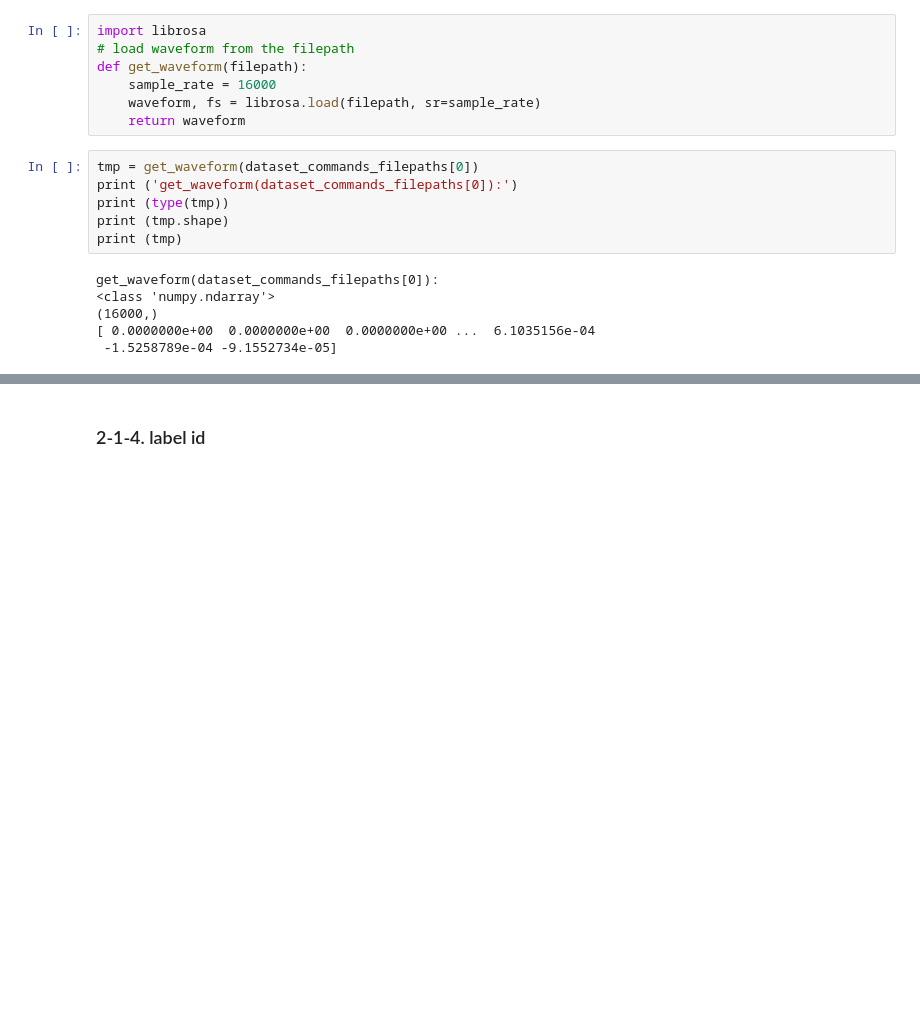
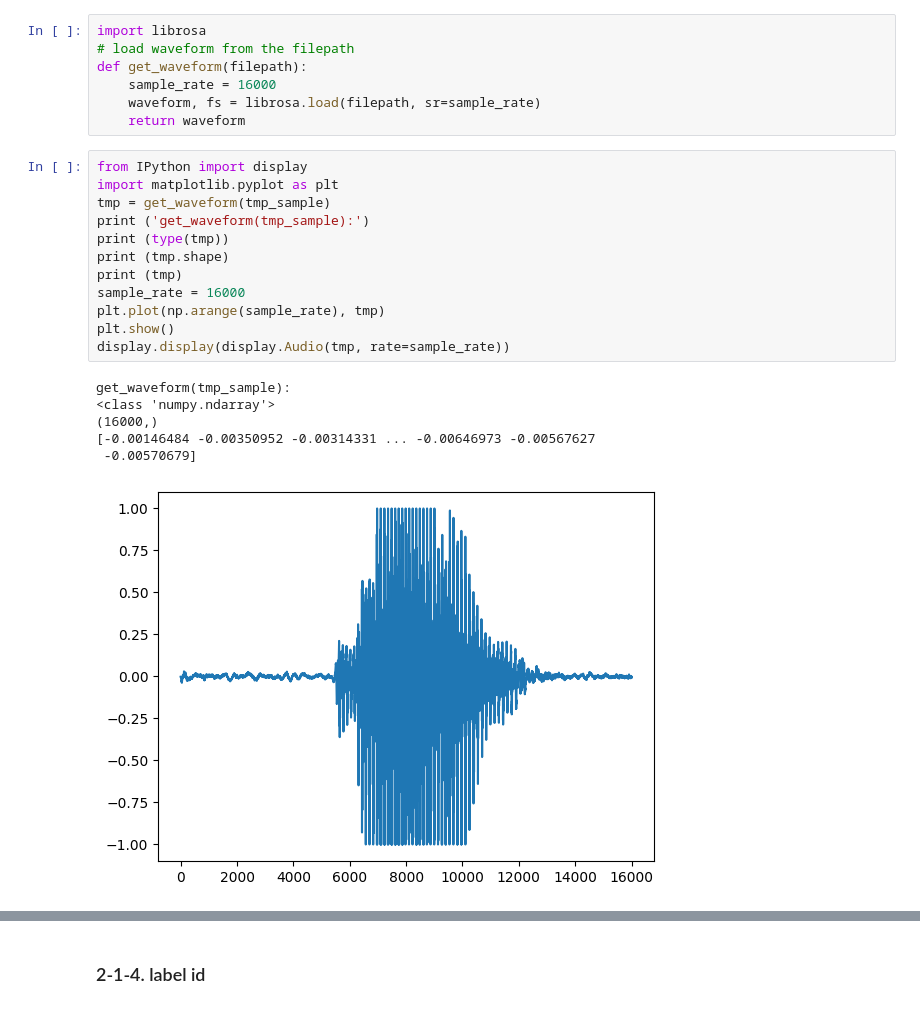
Before and after one commit to KYE2138/PJ_SpeechCommandRecognition, a Jupyter notebook: Train/train.ipynb, the cells around one changed output, grey strips where cells are left out. Drawn from its saved outputs; the diff is of its cells as text; blank space fills up the shorter version.

```diff
--- a/Train/train.ipynb
+++ b/Train/train.ipynb
@@ -181,15 +183,22 @@ def get_waveform(filepath):
     sample_rate = 16000
     waveform, fs = librosa.load(filepath, sr=sample_rate)
     return waveform
-# %%
-tmp = get_waveform(dataset_commands_filepaths[0])
-print ('get_waveform(dataset_commands_filepaths[0]):')
-print (type(tmp))
-print (tmp.shape)
-print (tmp)
-# %% [output]
-get_waveform(dataset_commands_filepaths[0]):
-<class 'numpy.ndarray'>
-(16000,)
-[ 0.0000000e+00  0.0000000e+00  0.0000000e+00 ...  6.1035156e-04
- -1.5258789e-04 -9.1552734e-05]
+# %%
+from IPython import display
+import matplotlib.pyplot as plt
+tmp = get_waveform(tmp_sample)
+print ('get_waveform(tmp_sample):')
+print (type(tmp))
+print (tmp.shape)
+print (tmp)
+sample_rate = 16000
+plt.plot(np.arange(sample_rate), tmp)
+plt.show()
+display.display(display.Audio(tmp, rate=sample_rate))
+# %% [output]
+get_waveform(tmp_sample):
+<class 'numpy.ndarray'>
+(16000,)
+[-0.00146484 -0.00350952 -0.00314331 ... -0.00646973 -0.00567627
+ -0.00570679]
+[figure, added]
```
Also changed, not shown: parts of 34 cells of this notebook, 2 other files.
